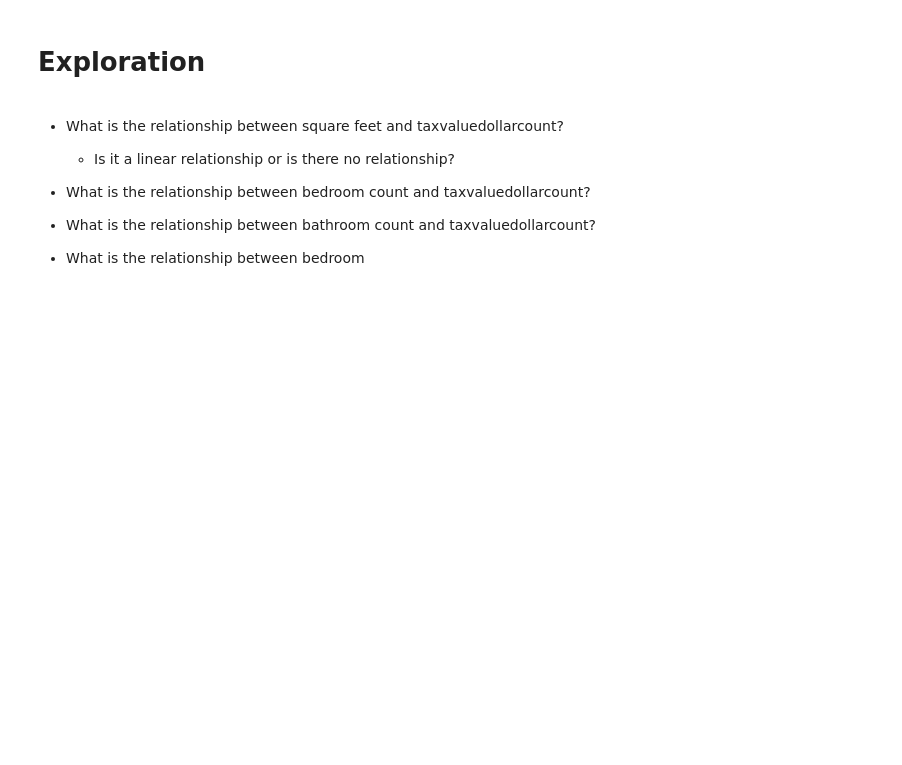
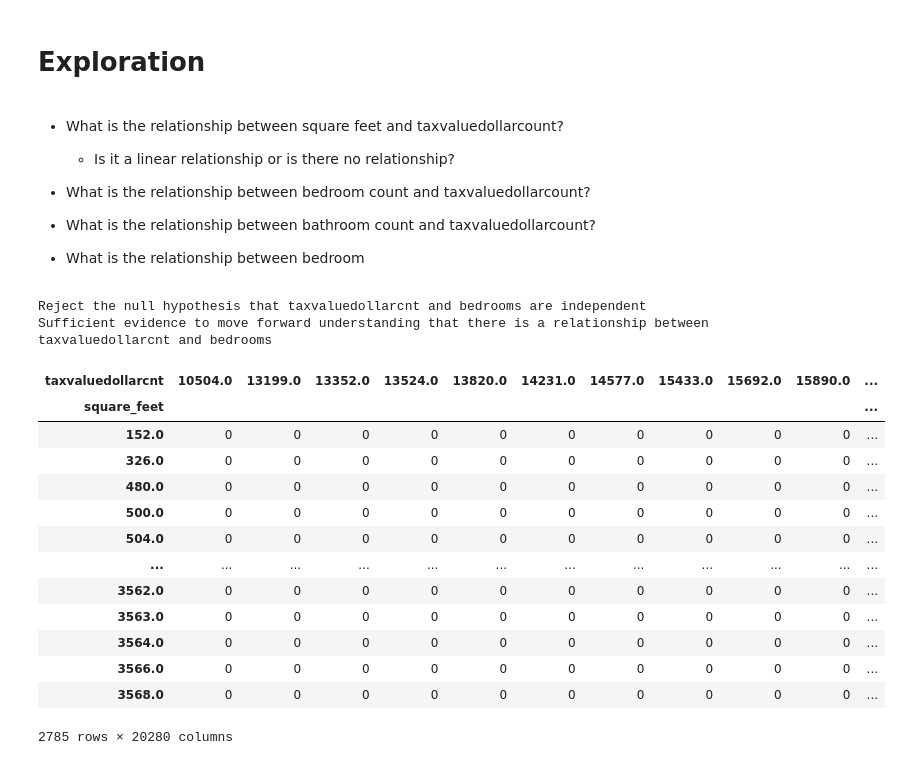
Before and after one commit to KristineCabanela/regression-project, a Jupyter notebook: wrangle.ipynb, the cells around one changed output. Saved outputs shown, nothing was run; the diff lists cells and outputs as text; code cells hidden in the pictures; blank space fills up the shorter version.

```diff
--- a/wrangle.ipynb
+++ b/wrangle.ipynb
@@ -399,0 +539,38 @@ wrangle_zillow.head()
+# %%
+# Let's run a chi squared to compare proportions, to have more confidence
+alpha = 0.05
+
+null_hypothesis = "taxvaluedollarcnt and bedrooms are independent"
+alternative_hypothesis = "there is a relationship between taxvaluedollarcnt and bedrooms"
+
+# Setup a crosstab of taxval to bedrooms
+observed = pd.crosstab(train.square_feet, train.taxvaluedollarcnt)
+
+chi2, p, degf, expected = stats.chi2_contingency(observed)
+
+if p < alpha:
+    print("Reject the null hypothesis that", null_hypothesis)
+    print("Sufficient evidence to move forward understanding that", alternative_hypothesis)
+else:
+    print("Fail to reject the null")
+    print("Insufficient evidence to reject the null")
+# %% [output]
+Reject the null hypothesis that taxvaluedollarcnt and bedrooms are independent
+Sufficient evidence to move forward understanding that there is a relationship between taxvaluedollarcnt and bedrooms
+# %%
+pd.crosstab(train.square_feet, train.taxvaluedollarcnt)
+# %% [output]
+| taxvaluedollarcnt | 10504.0 | 13199.0 | 13352.0 | 13524.0 | 13820.0 | 14231.0 | 14577.0 | 15433.0 | 15692.0 | 15890.0 | ... |
+| square_feet |  |  |  |  |  |  |  |  |  |  | ... |
+| 152.0 | 0 | 0 | 0 | 0 | 0 | 0 | 0 | 0 | 0 | 0 | ... |
+| 326.0 | 0 | 0 | 0 | 0 | 0 | 0 | 0 | 0 | 0 | 0 | ... |
+| 480.0 | 0 | 0 | 0 | 0 | 0 | 0 | 0 | 0 | 0 | 0 | ... |
+| 500.0 | 0 | 0 | 0 | 0 | 0 | 0 | 0 | 0 | 0 | 0 | ... |
+| 504.0 | 0 | 0 | 0 | 0 | 0 | 0 | 0 | 0 | 0 | 0 | ... |
+| ... | ... | ... | ... | ... | ... | ... | ... | ... | ... | ... | ... |
+| 3562.0 | 0 | 0 | 0 | 0 | 0 | 0 | 0 | 0 | 0 | 0 | ... |
+| 3563.0 | 0 | 0 | 0 | 0 | 0 | 0 | 0 | 0 | 0 | 0 | ... |
+| 3564.0 | 0 | 0 | 0 | 0 | 0 | 0 | 0 | 0 | 0 | 0 | ... |
+| 3566.0 | 0 | 0 | 0 | 0 | 0 | 0 | 0 | 0 | 0 | 0 | ... |
+| 3568.0 | 0 | 0 | 0 | 0 | 0 | 0 | 0 | 0 | 0 | 0 | ... |
+2785 rows × 20280 columns
```
Also changed, not shown: parts of 31 cells of this notebook.
